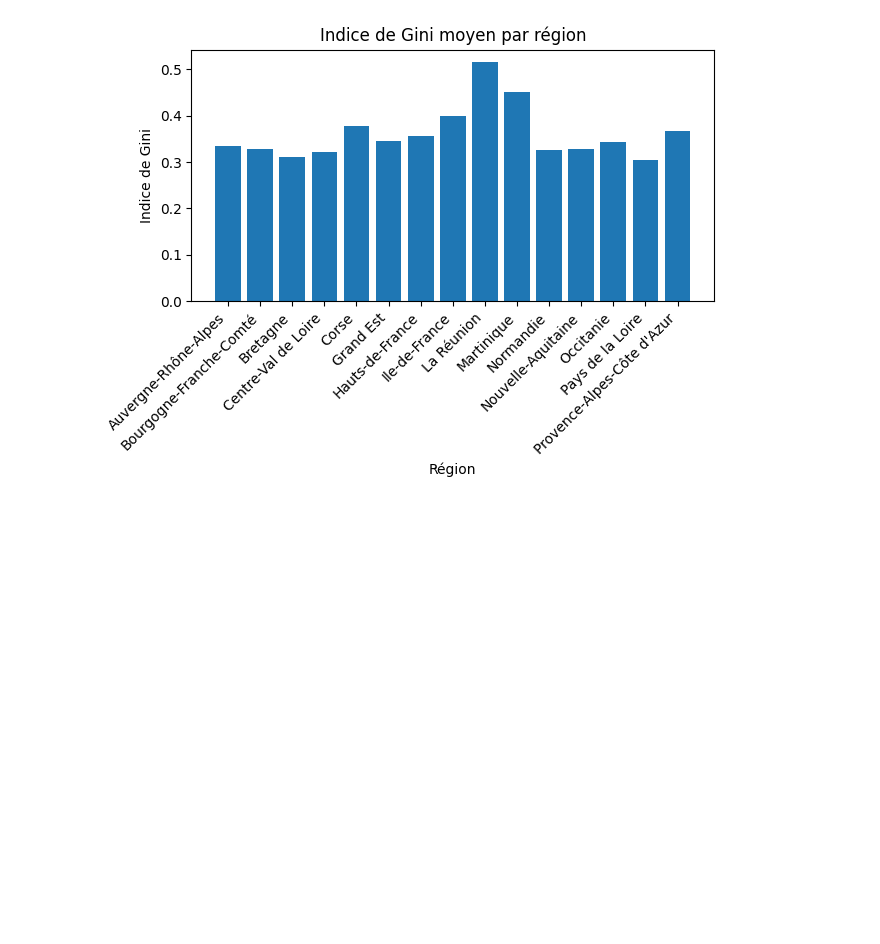
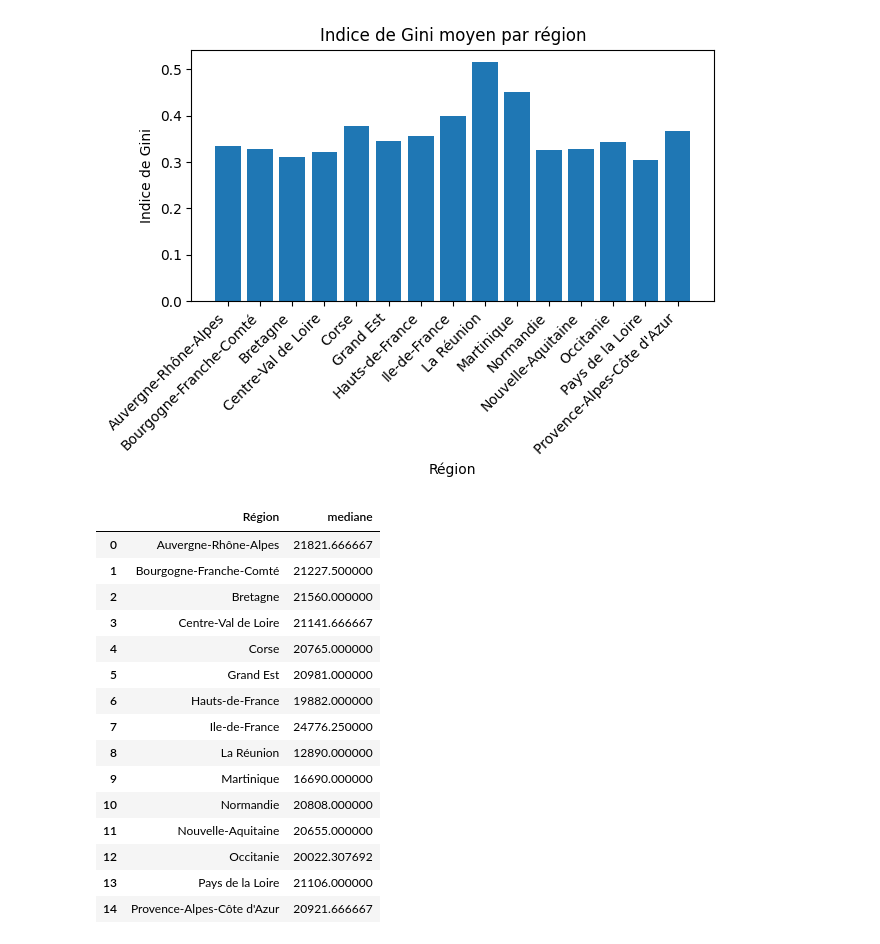
Before and after one commit to paulrsnn/projet-python, a Jupyter notebook: 2-analyse-base-revenus-departs.ipynb, the cells around one changed output. Saved outputs shown, nothing was run; the diff lists cells and outputs as text; code cells hidden in the pictures; blank space fills up the shorter version.

Commit message:
analyse_revenu

```diff
--- a/2-analyse-base-revenus-departs.ipynb
+++ b/2-analyse-base-revenus-departs.ipynb
@@ -8,7 +8,7 @@ import openpyxl
 # %% [output]
 /bin/bash: pip: command not found
 # %%
-data1 = pd.read_excel('/Users/paulronsain/Desktop/Bases Python/Revenus par dep.xlsx', header=5)
+data1 = pd.read_excel('C:/Users/user/Documents/2A_ensae/datas/Revenus par dep.xlsx', header=5)
 # %% [markdown]
 Fonction de nettoyage de data1
 # %%
@@ -34,7 +34,7 @@ def nettoyer_data1(chemin_fichier):
     return data1
 
 # Utiliser la fonction avec le chemin du fichier Excel
-chemin_fichier_excel = '/Users/paulronsain/Desktop/Bases Python/Revenus par dep.xlsx'
+chemin_fichier_excel = 'C:/Users/user/Documents/2A_ensae/datas/Revenus par dep.xlsx'
 data1_nettoyee = nettoyer_data1(chemin_fichier_excel)
 
 # Afficher le résultat
@@ -95,7 +95,7 @@ Corrélation entre revenu et inégalités: 0.12983021873638817
 # %% [markdown]
 Nettoyage de la base régions
 # %%
-regions = pd.read_excel('/Users/paulronsain/Desktop/Bases Python/departements-francais.xlsx', header=2)
+regions = pd.read_excel('C:/Users/user/Documents/2A_ensae/datas/departements-francais.xlsx', header=2)
 regions = regions.iloc[:, :3]
 regions = regions.rename(columns={'Département\nNuméro': 'num_dep','Département\nNom':'nom_dep'})
 print(regions)
@@ -139,3 +139,22 @@ plt.show()
 # %% [output]
 [figure]
 [figure]
+# %%
+revenu_par_region
+# %% [output]
+|  | Région | mediane |
+| 0 | Auvergne-Rhône-Alpes | 21821.666667 |
+| 1 | Bourgogne-Franche-Comté | 21227.500000 |
+| 2 | Bretagne | 21560.000000 |
+| 3 | Centre-Val de Loire | 21141.666667 |
+| 4 | Corse | 20765.000000 |
+| 5 | Grand Est | 20981.000000 |
+| 6 | Hauts-de-France | 19882.000000 |
+| 7 | Ile-de-France | 24776.250000 |
+| 8 | La Réunion | 12890.000000 |
+| 9 | Martinique | 16690.000000 |
+| 10 | Normandie | 20808.000000 |
+| 11 | Nouvelle-Aquitaine | 20655.000000 |
+| 12 | Occitanie | 20022.307692 |
+| 13 | Pays de la Loire | 21106.000000 |
+| 14 | Provence-Alpes-Côte d'Azur | 20921.666667 |
```
